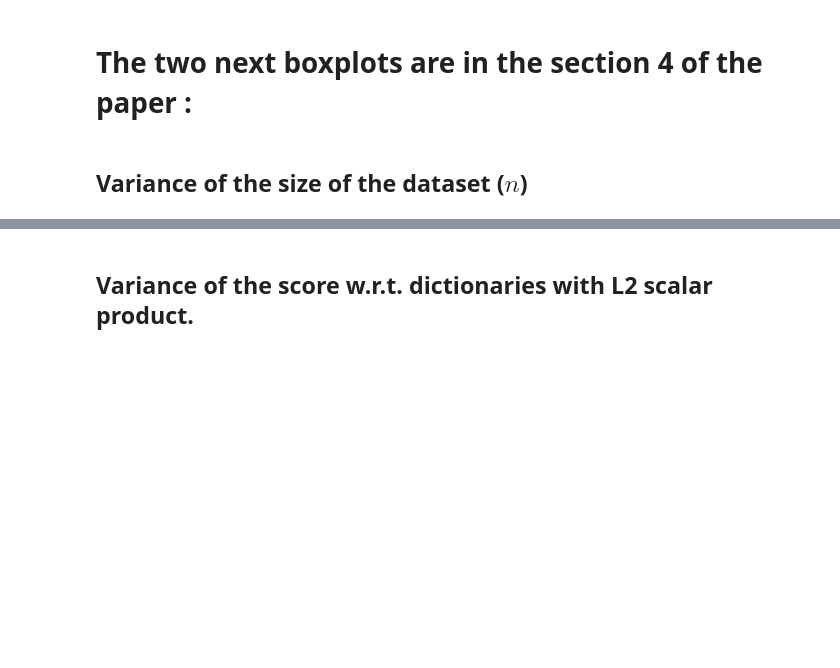
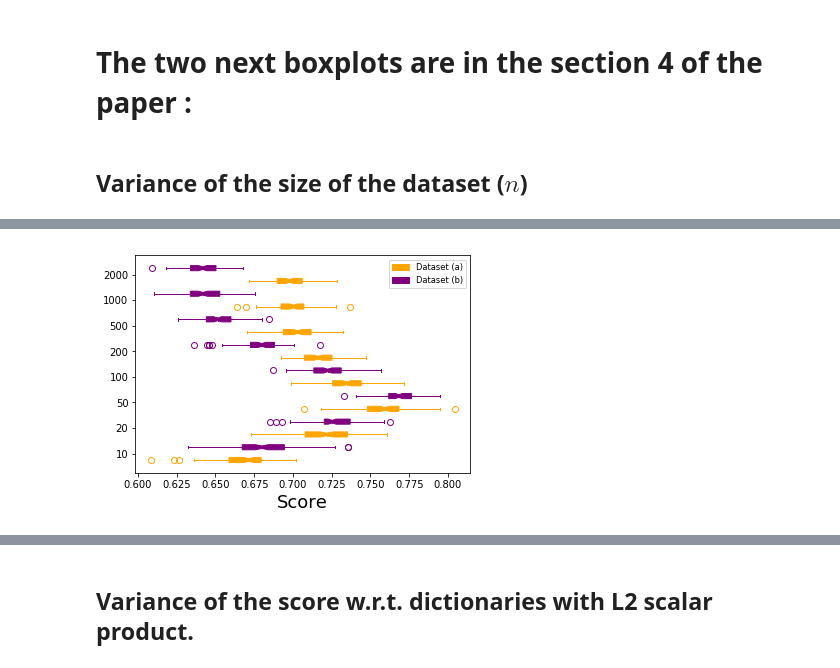
Before and after one commit to GuillaumeStaermanML/FIF, a Jupyter notebook: Code_FIF/Boxplots/Boxplots_paper.ipynb, the cells around one changed output, grey strips where cells are left out. Drawn from its saved outputs; the diff is of its cells as text; code cells hidden in the pictures; blank space fills up the shorter version.

```diff
--- a/Code_FIF/Boxplots/Boxplots_paper.ipynb
+++ b/Code_FIF/Boxplots/Boxplots_paper.ipynb
@@ -139,0 +149,8 @@ Text(0.5, 0, 'Score')
+# %%
+plt.figure(figsize=(6,4))
+plotboxplot3(BBBt,bbbt,ticks)
+#plt.title("$x_3$", size = 20)
+plt.xlabel('Score', size = 18)
+plt.savefig('boxplot_sample_2.pdf')
+# %% [output]
+[figure, added]
```
Also changed, not shown: parts of 9 cells of this notebook, 10 other files.
